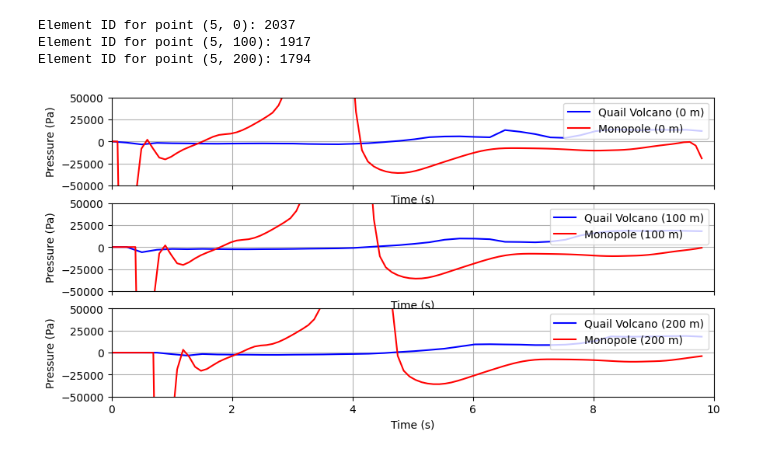
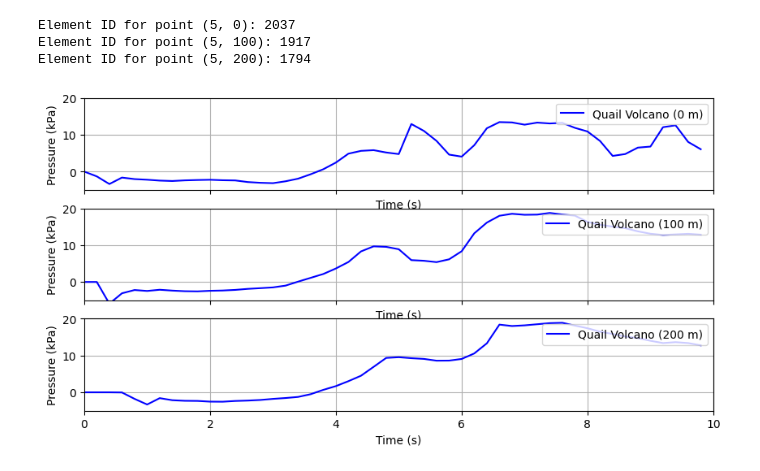
Before and after one commit to paxtonsc/volcano-sims, a Jupyter notebook: notebooks/2025.06.02.experiments.ipynb, the cells around one changed output. Cells and saved outputs as stored; diff of their text form; code cells hidden in the pictures.

```diff
--- a/notebooks/2025.06.02.experiments.ipynb
+++ b/notebooks/2025.06.02.experiments.ipynb
@@ -230,12 +248,12 @@ from matplotlib.animation import FuncAnimation
 from IPython.display import HTML
 import processing.mdtools as mdtools
 
-file_name = "short_plug_v18"
+file_name = "short_plug_v17"
 
-iters = 50
+iters = 100
 
 solver_func = get_local_solver_from_index_func(folder_name, file_name)
-solver2D_atm1 = get_local_solver_from_index_func("simple_conduit", "test_infrasound_vertical_conduit_v3_atm1")
+solver2D_atm1 = get_local_solver_from_index_func("simple_conduit", "test_infrasound_vertical_conduit_v2_atm1")
 
 u_vec = []
 t_vec = []
@@ -250,11 +268,12 @@ for i in range(0, iters, 1):
     u = momentum.ravel() / rho.ravel()
 
     # Take only the exit velocity
-    u_vec.append(u[-1])
+    u_vec.append(u[-3])
     t_vec.append(solver.time)
 
 a_vec = np.gradient(np.array(u_vec), np.array(t_vec))
 Q_dot_vec = np.pi * R**2 * a_vec # m^3/s^2
+Q_vec = np.pi * R**2 * np.array(u_vec) # m^3/s
 
 N = 100
 pressure_array = np.zeros((len(t_vec), N, N))
@@ -324,7 +343,7 @@ def update(t_idx):
             x = X[i]
             y = Y[j]
             if infrasound.point_inside_vertical_conduit(x, y):
-                pressure_array[int(t_idx), j, i] = infrasound.relative_pressure_vertical_conduit(t, x, y, t_vec, Q_dot_vec)
+                pressure_array[int(t_idx), j, i] = infrasound.relative_pressure_vertical_conduit(t, x, y, t_vec, Q_vec)
             else:
                 pressure_array[int(t_idx), j, i] = np.nan  # Set pressure to NaN inside volcano
 
@@ -348,7 +367,7 @@ def update(t_idx):
 
 # Create animation
 print("Creating animation...")
-ani = FuncAnimation(fig, update, init_func=init, frames=range(0, iters, 8),
+ani = FuncAnimation(fig, update, init_func=init, frames=range(0, iters, 10),
                     interval=200, blit=True)
 
 #ani.save(f'{BASE_PATH}/volcano_sims/notebooks/animations/monopole_source_dual_downsampled.mp4', writer='ffmpeg', fps=10, bitrate=1800)
@@ -370,9 +397,9 @@ triangulation = tri.Triangulation(solver_2D.mesh.node_coords[...,0],
                   triangles=solver_2D.mesh.elem_to_node_IDs)
 trifinder = triangulation.get_trifinder()
 
-p_0_quail = infrasound.get_p_series(5, 0, solver2D_atm1, trifinder, iterations=80, p0=1e5)
-p_100_quail = infrasound.get_p_series(5, 100, solver2D_atm1, trifinder, iterations=80, p0=1e5)
-p_200_quail = infrasound.get_p_series(5, 200, solver2D_atm1, trifinder, iterations=80, p0=1e5)
+p_0_quail = infrasound.get_p_series(5, 0, solver2D_atm1, trifinder, iterations=100, p0=1e5)
+p_100_quail = infrasound.get_p_series(5, 100, solver2D_atm1, trifinder, iterations=100, p0=1e5)
+p_200_quail = infrasound.get_p_series(5, 200, solver2D_atm1, trifinder, iterations=100, p0=1e5)
 # %% [output]
 Element ID for point (5, 0): 2037
 Element ID for point (5, 100): 1917
@@ -384,26 +411,26 @@ p_200_monopole = pressure_array[:, np.argmin(np.abs(Y - 200)), np.argmin(np.abs(
 # %%
 fig, axes = plt.subplots(nrows=3, ncols=1, figsize=(10, 5), sharex=True)
 
 
 t_quail = np.linspace(0, 9.8, len(p_0_quail))
 t_monopole = np.linspace(0, 9.8, len(p_0_monopole))
 
-axes[0].plot(t_quail, p_0_quail, label='Quail Volcano (0 m)', color='blue')
-axes[0].plot(t_monopole, p_0_monopole, label='Monopole (0 m)', color='red')
-axes[1].plot(t_quail, p_100_quail, label='Quail Volcano (100 m)', color='blue')
-axes[1].plot(t_monopole, p_100_monopole, label='Monopole (100 m)', color='red')
-axes[2].plot(t_quail, p_200_quail, label='Quail Volcano (200 m)', color='blue')
-axes[2].plot(t_monopole, p_200_monopole, label='Monopole (200 m)', color='red')
+axes[0].plot(t_quail, np.asarray(p_0_quail)/1e3, label='Quail Volcano (0 m)', color='blue')
+#axes[0].plot(t_monopole, np.asarray(p_0_monopole)/1e3, label='Monopole (0 m)', color='red')
+axes[1].plot(t_quail, np.asarray(p_100_quail)/1e3, label='Quail Volcano (100 m)', color='blue')
+#axes[1].plot(t_monopole, np.asarray(p_100_monopole)/1e3, label='Monopole (100 m)', color='red')
+axes[2].plot(t_quail, np.asarray(p_200_quail)/1e3, label='Quail Volcano (200 m)', color='blue')
+#axes[2].plot(t_monopole, np.asarray(p_200_monopole)/1e3, label='Monopole (200 m)', color='red')
 
 for i, ax in enumerate(axes):
     ax.legend(loc='upper right')
     ax.grid(True)
-    ax.set_ylim(-5e4, 5e4)
+    ax.set_ylim(-5, 20)
     ax.set_xlim(0, 10)
-    ax.set_ylabel('Pressure (Pa)')
+    ax.set_ylabel('Pressure (kPa)')
     ax.set_xlabel('Time (s)')
 # %% [output]
-[figure, old version]
+[figure, new version]
 # %% [markdown]
 ### Could it be my challenges are related to the melt/atmosphere overlapping?
 
```
Also changed, not shown: parts of 11 cells of this notebook, 6 other files.
